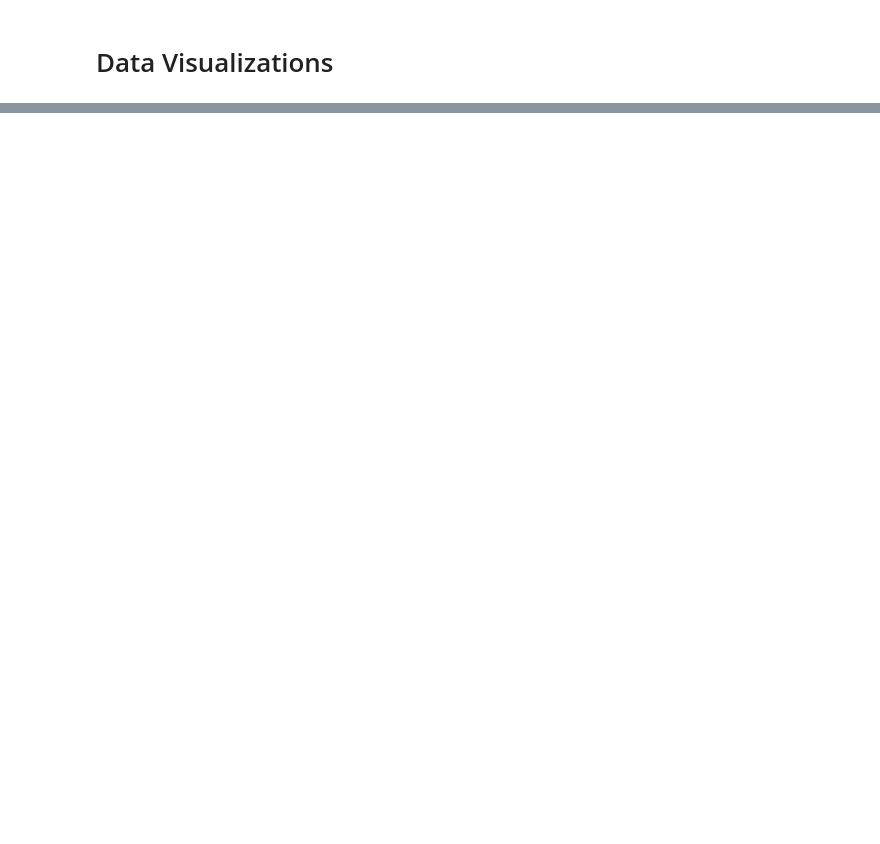
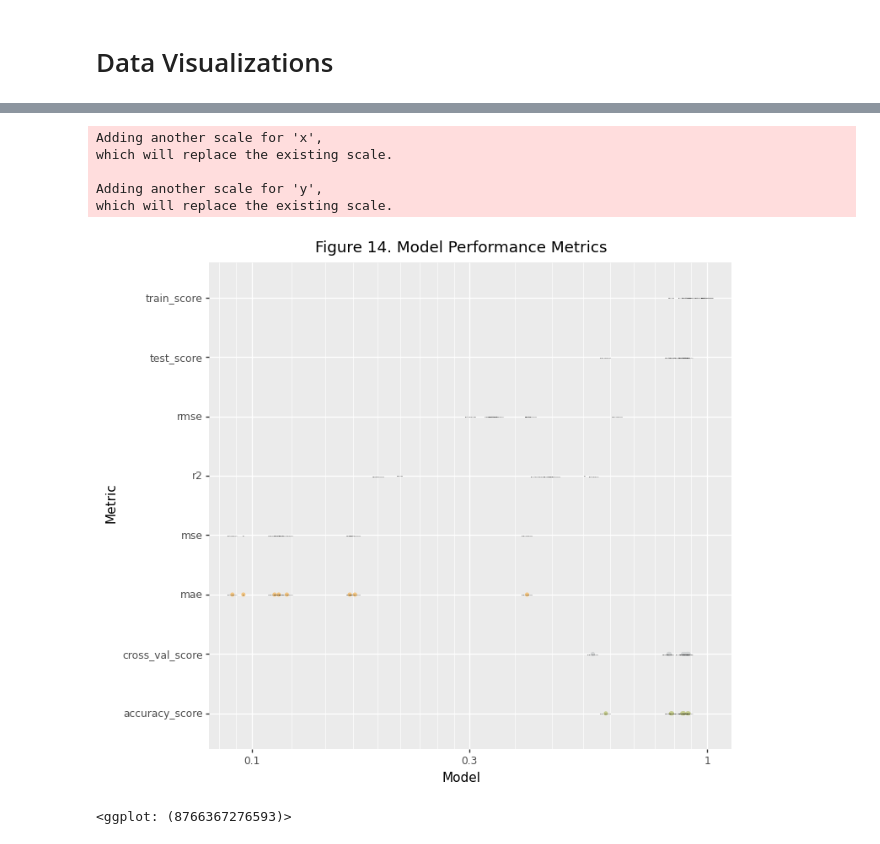
Before and after one commit to grahamwaters/Reddit-NLP-Analysis, a Jupyter notebook: notebooks/03_data_viz.ipynb, the cells around one changed output, grey strips where cells are left out. Drawn from its saved outputs; the diff is of its cells as text; code cells hidden in the pictures; blank space fills up the shorter version.

```diff
--- a/notebooks/03_data_viz.ipynb
+++ b/notebooks/03_data_viz.ipynb
@@ -327,0 +623,74 @@ df.head()
+# %%
+# create a dataframe with the following columns:
+# - x: the x-axis position of the point
+# - y: the y-axis position of the point
+# - label: the label for the point
+# - color: the color of the point
+
+# convert the X dataframe into a long format dataframe
+# - use the id_vars parameter to specify the columns that should not be converted into rows
+# - use the value_vars parameter to specify the columns that should be converted into rows
+# - use the var_name parameter to specify the name of the column that will contain the variable names
+# - use the value_name parameter to specify the name of the column that will contain the variable values
+# - use the ignore_index parameter to specify that the index should be reset
+X_long = X.melt(id_vars=['model'], var_name='metric', value_name='value', ignore_index=True)
+# %%
+# create a plot9 plot based on the dataframe we created above
+# - each model will be it's row (i.e. each model will be a separate row)
+# - each metric will fall on the same horizontal axis on that row but will be at the correct distance from the left side of the plot (i.e. 0.90 closer to the right side and 0.10 closer to the left side).
+# - each model will have a label on the left side of the plot (i.e. the model name). The label will be the same color as the line for that model.
+# - each metric will be represented by a circle with its color matching the metric color (in the legend) and position along the line (x-axis for the model) matching the metric value.
+
+# create a plot9 plot
+# - each model will be it's row (i.e. each model will be a separate row)
+# - each metric will fall on the same horizontal axis on that row but will be at the correct distance from the left side of the plot (i.e. 0.90 closer to the right side and 0.10 closer to the left side).
+# - each model will have a label on the left side of the plot (i.e. the model name). The label will be the same color as the line for that model.
+# - each metric will be represented by a circle with its color matching the metric color (in the legend) and position along the line (x-axis for the model) matching the metric value.
+
+metric_colors = {'cross_val_score': '#1f77b4', 'rmse': '#ff7f0e', 'mae': '#2ca02c', 'r2': '#d62728', 'mse': '#9467bd', 'train_score': '#8c564b', 'test_score': '#e377c2', 'accuracy_score': '#7f7f7f'} # create a dictionary that maps the metric names to colors
+
+(ggplot()
+    # add segment data
+
+    # add point data
+    + geom_point(
+        data=point_data,
+        mapping=aes(x='value', y='metric', color='metric'),
+        size=point_size,
+        alpha=point_alpha,
+        shape=point_shape)
+    # add labels
+    + geom_text(data=X_long, mapping=aes(x='value', y='metric', label='model'), size=point_size, alpha=point_alpha, color=point_color)
+    # add the legend
+    # set the background color of the plot to white (i.e. #FFFFFF)
+    + theme(plot_background=element_rect(fill='#FFFFFF'))
+    # set the style of the plot to whitegrid
+    + theme(legend_position='bottom')
+    # set the title of the plot to 'Figure 14. Model Performance Metrics'
+    + labs(title='Figure 14. Model Performance Metrics')
+    # set the x-axis label to 'Model'
+    + labs(x='Model')
+    # set the y-axis label to 'Metric'
+    + labs(y='Metric')
+    # set the x-axis limits to 0 and 1
+    + xlim(0, 1)
+    # set the y-axis limits to 0 and 1
+    + ylim(0, 1)
+    # set the x-axis tick marks to 0.1
+    + scale_x_continuous(breaks=np.arange(0, 1.1, 0.1))
+    # set the y-axis tick marks to 0.1
+    + scale_y_continuous(breaks=np.arange(0, 1.1, 0.1))
+    + scale_x_log10()
+    + scale_y_discrete()
+    + scale_color_manual(values=['#c3ca8c', '#d1d3d4', '#f2c480'])
+    + guides(color=None)
+    + theme(figure_size=(8, 7.5))
+)
+# %% [output]
+Adding another scale for 'x',
+which will replace the existing scale.
+
+Adding another scale for 'y',
+which will replace the existing scale.
+[figure, added]
+<ggplot: (8766367276593)>
```
Also changed, not shown: parts of 15 cells of this notebook, 16 other files.
